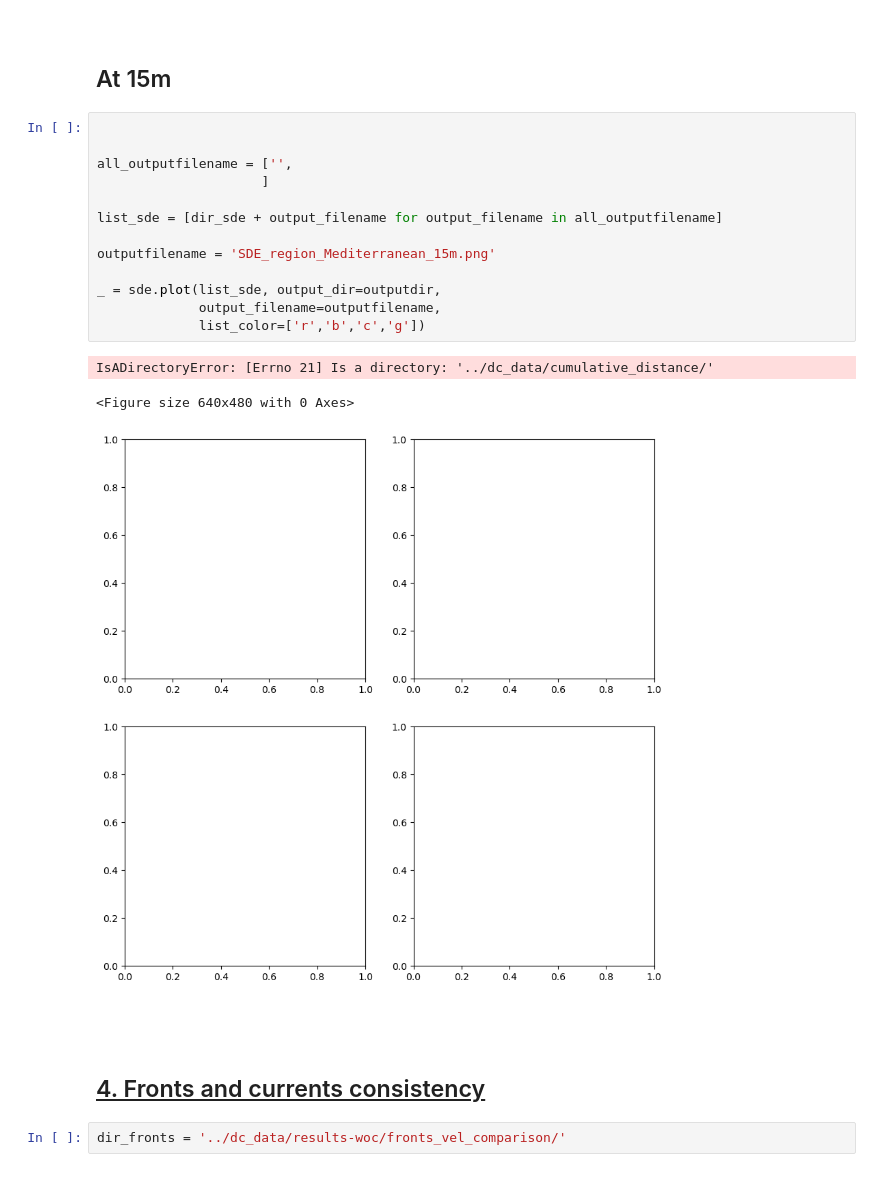
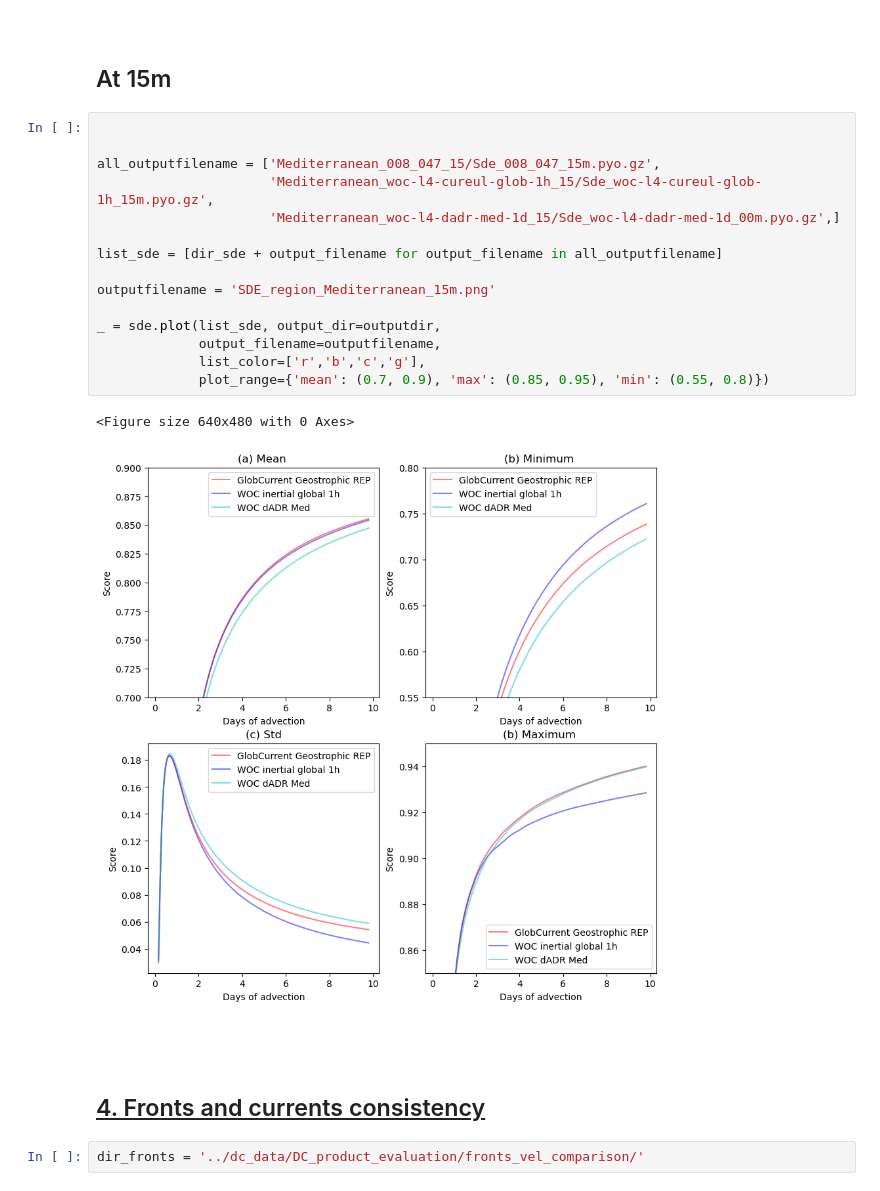
Before and after one commit to ocean-data-challenges/2024_DC_WOC-ESA, a Jupyter notebook: nb_wocproducts_evaluation/nb_wocproducts_Mediterranean.ipynb, the cells around one changed output. Cells and saved outputs as stored; diff of their text form.

```diff
--- a/nb_wocproducts_evaluation/nb_wocproducts_Mediterranean.ipynb
+++ b/nb_wocproducts_evaluation/nb_wocproducts_Mediterranean.ipynb
@@ -221,20 +222,21 @@ _ = sde.plot(list_sde, output_dir=outputdir,
 # %%
 
 
-all_outputfilename = ['',
-                     ]
+all_outputfilename = ['Mediterranean_008_047_15/Sde_008_047_15m.pyo.gz',
+                      'Mediterranean_woc-l4-cureul-glob-1h_15/Sde_woc-l4-cureul-glob-1h_15m.pyo.gz',
+                      'Mediterranean_woc-l4-dadr-med-1d_15/Sde_woc-l4-dadr-med-1d_00m.pyo.gz',]
 
 list_sde = [dir_sde + output_filename for output_filename in all_outputfilename]
 
 outputfilename = 'SDE_region_Mediterranean_15m.png'
 
 _ = sde.plot(list_sde, output_dir=outputdir,
              output_filename=outputfilename,
-             list_color=['r','b','c','g'])
+             list_color=['r','b','c','g'],
+             plot_range={'mean': (0.7, 0.9), 'max': (0.85, 0.95), 'min': (0.55, 0.8)})
 # %% [output]
-IsADirectoryError: [Errno 21] Is a directory: '../dc_data/cumulative_distance/'
+<Figure size 640x480 with 0 Axes>
-<Figure size 640x480 with 0 Axes>
-[figure, old version]
+[figure, new version]
 # %% [markdown]
 <br>
 
@@ -242,7 +244,7 @@ IsADirectoryError: [Errno 21] Is a directory: '../dc_data/cumulative_distance/'
 
 ## <u>4. Fronts and currents consistency</u>
 # %%
-dir_fronts = '../dc_data/results-woc/fronts_vel_comparison/'
+dir_fronts = '../dc_data/DC_product_evaluation/fronts_vel_comparison/'
 # %%
 
 dic_list = box_metrics.run(dir_fronts+'config_fronts.json', 2,
```
Also changed, not shown: parts of 5 cells of this notebook, 41 other files.
